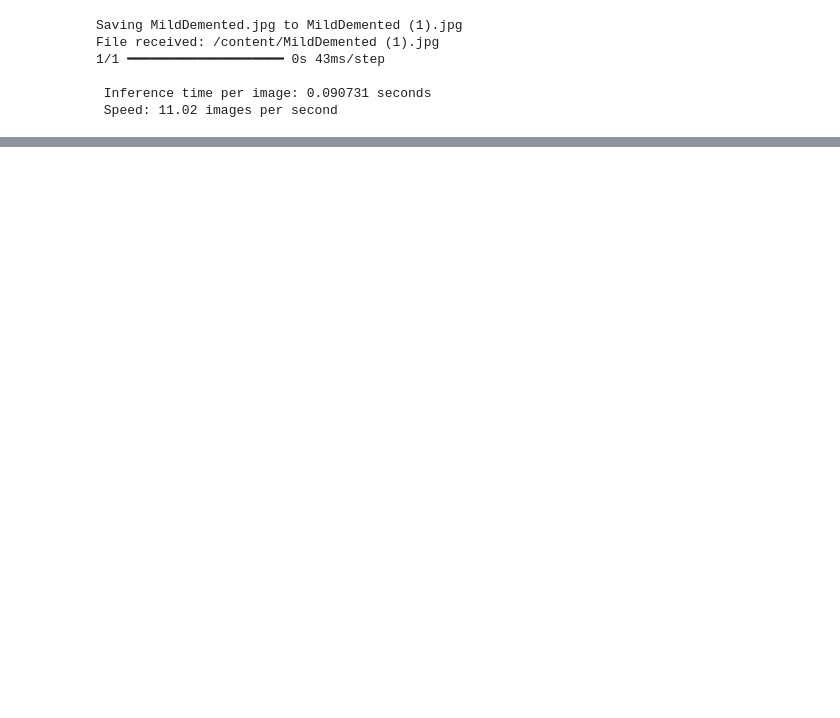
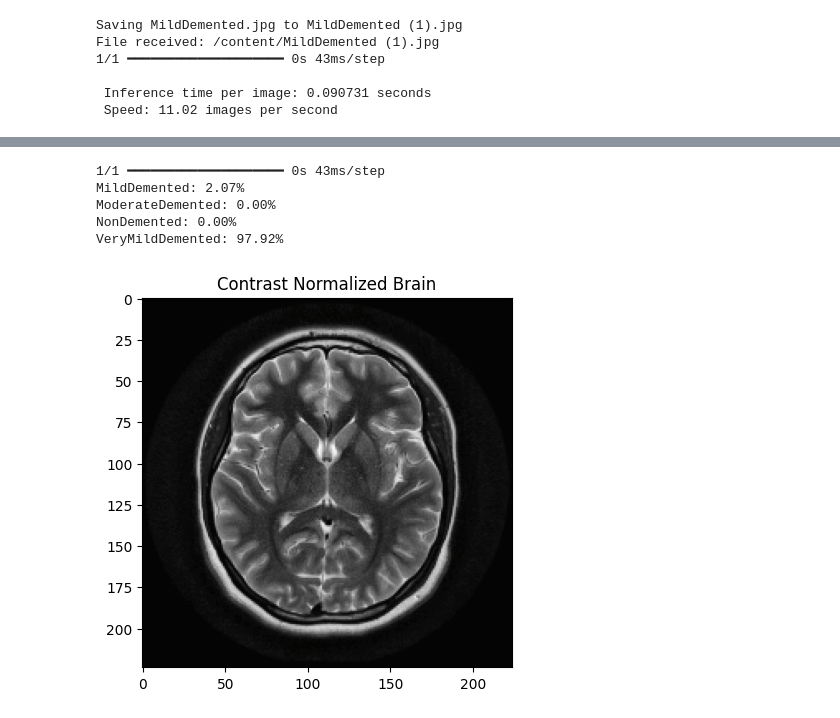
Before and after one commit to DevBatra05/DeepLearningLab, a Jupyter notebook: Project.ipynb, the cells around one changed output, grey strips where cells are left out. Cells and saved outputs as stored; diff of their text form; code cells hidden in the pictures; blank space fills up the shorter version.

```diff
--- a/Project.ipynb
+++ b/Project.ipynb
@@ -1258,0 +1429,44 @@ File received: /content/MildDemented (1).jpg
+# %%
+# Assuming 'img_preprocessed' is your image from the previous step
+predictions = model.predict(img_preprocessed)
+
+# Get the probability for each class
+class_names = ['MildDemented', 'ModerateDemented', 'NonDemented', 'VeryMildDemented']
+# Note: Check your specific class order from training! It is usually alphabetical.
+
+for i, score in enumerate(predictions[0]):
+    print(f"{class_names[i]}: {score*100:.2f}%")
+# %% [output]
+1/1 ━━━━━━━━━━━━━━━━━━━━ 0s 43ms/step
+MildDemented: 2.07%
+ModerateDemented: 0.00%
+NonDemented: 0.00%
+VeryMildDemented: 97.92%
+# %%
+# ... inside your loop, after resizing to final_img ...
+
+# --- NEW STEP: Normalize Contrast (CLAHE) ---
+# 1. Convert to LAB color space (L = Lightness, A/B = Colors)
+lab = cv2.cvtColor(final_img, cv2.COLOR_BGR2LAB)
+l, a, b = cv2.split(lab)
+
+# 2. Apply CLAHE (Contrast Limited Adaptive Histogram Equalization) to the L-channel
+# This spreads out the lighting so it's not too bright or too dark
+clahe = cv2.createCLAHE(clipLimit=2.0, tileGridSize=(8,8))
+cl = clahe.apply(l)
+
+# 3. Merge back and convert to RGB
+limg = cv2.merge((cl,a,b))
+final_img_enhanced = cv2.cvtColor(limg, cv2.COLOR_LAB2BGR)
+
+# Display to see the difference
+plt.imshow(final_img_enhanced)
+plt.title("Contrast Normalized Brain")
+plt.show()
+
+# 4. Predict on this ENHANCED image
+img_batch = np.expand_dims(final_img_enhanced, axis=0)
+img_preprocessed = preprocess_input(img_batch)
+# model.predict(img_preprocessed)...
+# %% [output]
+[figure, added]
```
Also changed, not shown: parts of 3 cells of this notebook.
